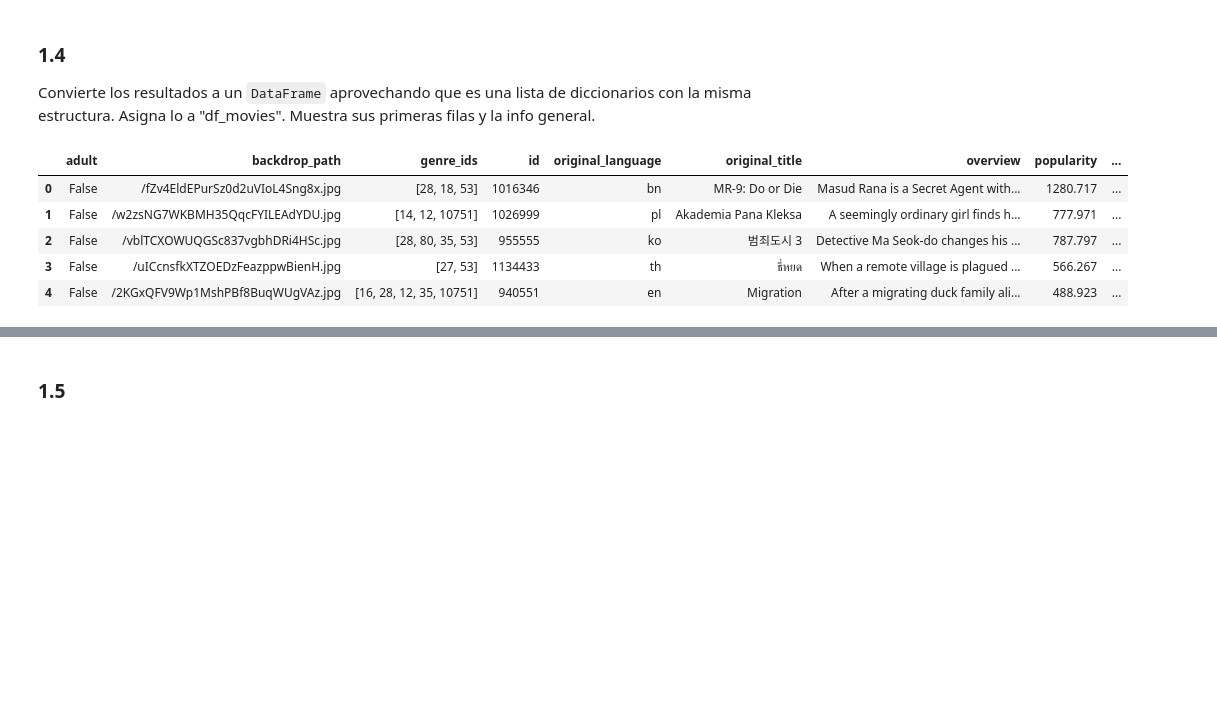
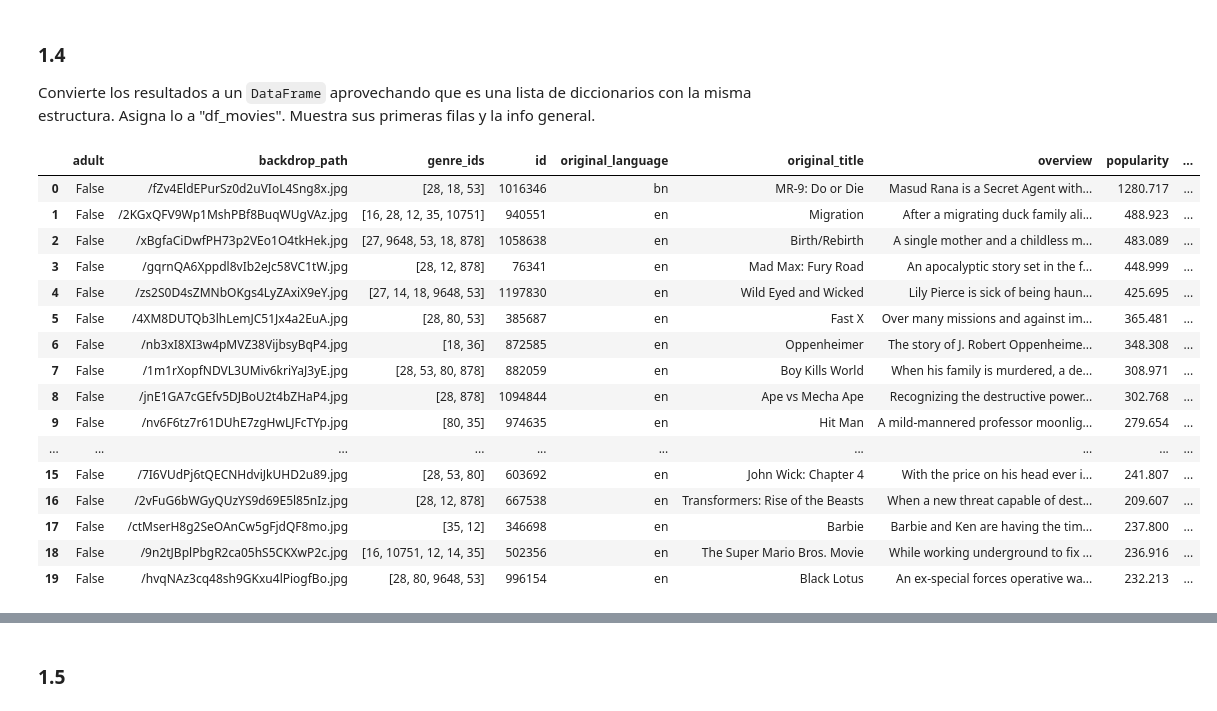
Before and after one commit to LuTaOr/ONLINE_DS_THEBRIDGE_LUIS, a Jupyter notebook: S6U2_Practica_Obligatoria/18_Practica_Obligatoria_Scraping_API.ipynb, the cells around one changed output, grey strips where cells are left out. Saved outputs shown, nothing was run; the diff lists cells and outputs as text; code cells hidden in the pictures; blank space fills up the shorter version.

```diff
--- a/S6U2_Practica_Obligatoria/18_Practica_Obligatoria_Scraping_API.ipynb
+++ b/S6U2_Practica_Obligatoria/18_Practica_Obligatoria_Scraping_API.ipynb
@@ -89,5 +92,5 @@ EXTRA: Hay una forma de que te devuelva los datos en español cuando corresponda
 # %%
-url_usa = "https://api.themoviedb.org/3/discover/movie?region=United%20States%20of%20America&year=2023&language=en-US&api_key=b88dd83b7c821767b53111a6f1aedae7"
+url_usa = "https://api.themoviedb.org/3/discover/movie?with_origin_country=US&year=2023&language=en-US&api_key=b88dd83b7c821767b53111a6f1aedae7"
 # %% [markdown]
 ### 1.3
 
@@ -154,14 +145,25 @@ Si no tienes una API-Key o no has conseguido obtener los valores, lee el archivo
 Convierte los resultados a un `DataFrame` aprovechando que es una lista de diccionarios con la misma estructura. Asigna lo a "df_movies". Muestra sus primeras filas y la info general.
 # %%
 df_movies = pd.DataFrame(respuesta_api_usa_limpia)
-df_movies.head(5)
+df_movies
 # %% [output]
 |  | adult | backdrop_path | genre_ids | id | original_language | original_title | overview | popularity | ... |
 | 0 | False | /fZv4EldEPurSz0d2uVIoL4Sng8x.jpg | [28, 18, 53] | 1016346 | bn | MR-9: Do or Die | Masud Rana is a Secret Agent with... | 1280.717 | ... |
-| 1 | False | /w2zsNG7WKBMH35QqcFYILEAdYDU.jpg | [14, 12, 10751] | 1026999 | pl | Akademia Pana Kleksa | A seemingly ordinary girl finds h... | 777.971 | ... |
-| 2 | False | /vblTCXOWUQGSc837vgbhDRi4HSc.jpg | [28, 80, 35, 53] | 955555 | ko | 범죄도시 3 | Detective Ma Seok-do changes his ... | 787.797 | ... |
-| 3 | False | /uICcnsfkXTZOEDzFeazppwBienH.jpg | [27, 53] | 1134433 | th | ธี่หยด | When a remote village is plagued ... | 566.267 | ... |
-| 4 | False | /2KGxQFV9Wp1MshPBf8BuqWUgVAz.jpg | [16, 28, 12, 35, 10751] | 940551 | en | Migration | After a migrating duck family ali... | 488.923 | ... |
+| 1 | False | /2KGxQFV9Wp1MshPBf8BuqWUgVAz.jpg | [16, 28, 12, 35, 10751] | 940551 | en | Migration | After a migrating duck family ali... | 488.923 | ... |
+| 2 | False | /xBgfaCiDwfPH73p2VEo1O4tkHek.jpg | [27, 9648, 53, 18, 878] | 1058638 | en | Birth/Rebirth | A single mother and a childless m... | 483.089 | ... |
+| 3 | False | /gqrnQA6Xppdl8vIb2eJc58VC1tW.jpg | [28, 12, 878] | 76341 | en | Mad Max: Fury Road | An apocalyptic story set in the f... | 448.999 | ... |
+| 4 | False | /zs2S0D4sZMNbOKgs4LyZAxiX9eY.jpg | [27, 14, 18, 9648, 53] | 1197830 | en | Wild Eyed and Wicked | Lily Pierce is sick of being haun... | 425.695 | ... |
+| 5 | False | /4XM8DUTQb3lhLemJC51Jx4a2EuA.jpg | [28, 80, 53] | 385687 | en | Fast X | Over many missions and against im... | 365.481 | ... |
+| 6 | False | /nb3xI8XI3w4pMVZ38VijbsyBqP4.jpg | [18, 36] | 872585 | en | Oppenheimer | The story of J. Robert Oppenheime... | 348.308 | ... |
+| 7 | False | /1m1rXopfNDVL3UMiv6kriYaJ3yE.jpg | [28, 53, 80, 878] | 882059 | en | Boy Kills World | When his family is murdered, a de... | 308.971 | ... |
+| 8 | False | /jnE1GA7cGEfv5DJBoU2t4bZHaP4.jpg | [28, 878] | 1094844 | en | Ape vs Mecha Ape | Recognizing the destructive power... | 302.768 | ... |
+| 9 | False | /nv6F6tz7r61DUhE7zgHwLJFcTYp.jpg | [80, 35] | 974635 | en | Hit Man | A mild-mannered professor moonlig... | 279.654 | ... |
+| ... | ... | ... | ... | ... | ... | ... | ... | ... | ... |
+| 15 | False | /7I6VUdPj6tQECNHdviJkUHD2u89.jpg | [28, 53, 80] | 603692 | en | John Wick: Chapter 4 | With the price on his head ever i... | 241.807 | ... |
+| 16 | False | /2vFuG6bWGyQUzYS9d69E5l85nIz.jpg | [28, 12, 878] | 667538 | en | Transformers: Rise of the Beasts | When a new threat capable of dest... | 209.607 | ... |
+| 17 | False | /ctMserH8g2SeOAnCw5gFjdQF8mo.jpg | [35, 12] | 346698 | en | Barbie | Barbie and Ken are having the tim... | 237.800 | ... |
+| 18 | False | /9n2tJBplPbgR2ca05hS5CKXwP2c.jpg | [16, 10751, 12, 14, 35] | 502356 | en | The Super Mario Bros. Movie | While working underground to fix ... | 236.916 | ... |
+| 19 | False | /hvqNAz3cq48sh9GKxu4lPiogfBo.jpg | [28, 80, 9648, 53] | 996154 | en | Black Lotus | An ex-special forces operative wa... | 232.213 | ... |
 # %%
 df_movies.info()
 # %% [output]
```
Also changed, not shown: parts of 27 cells of this notebook.
